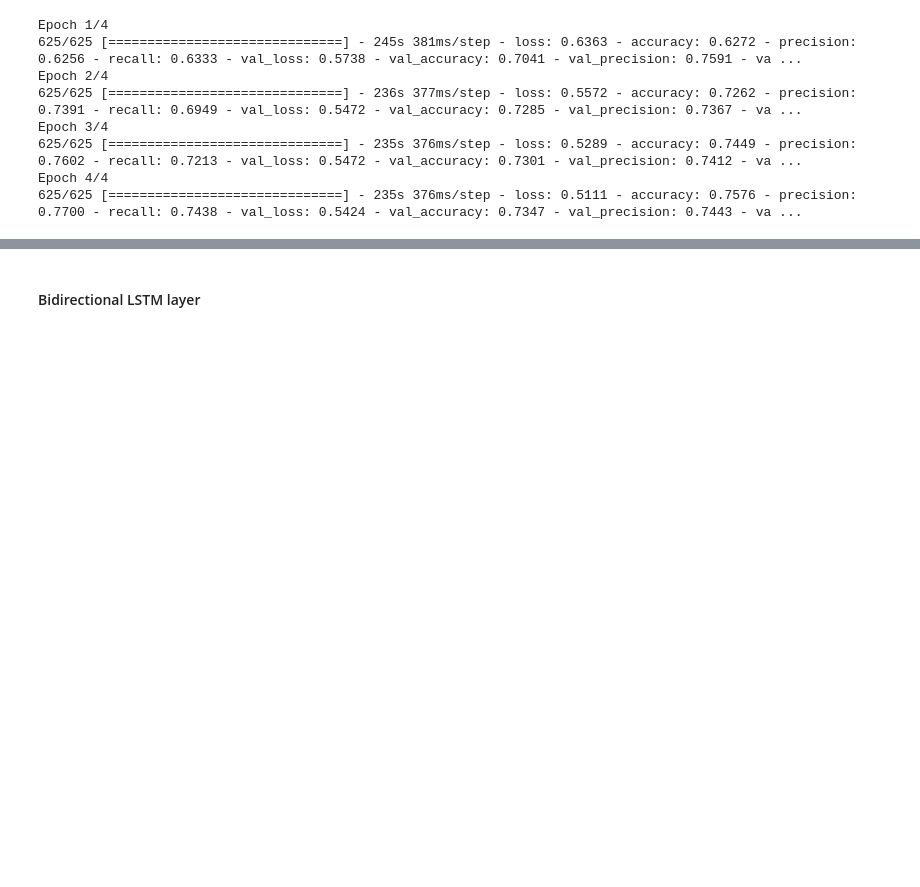
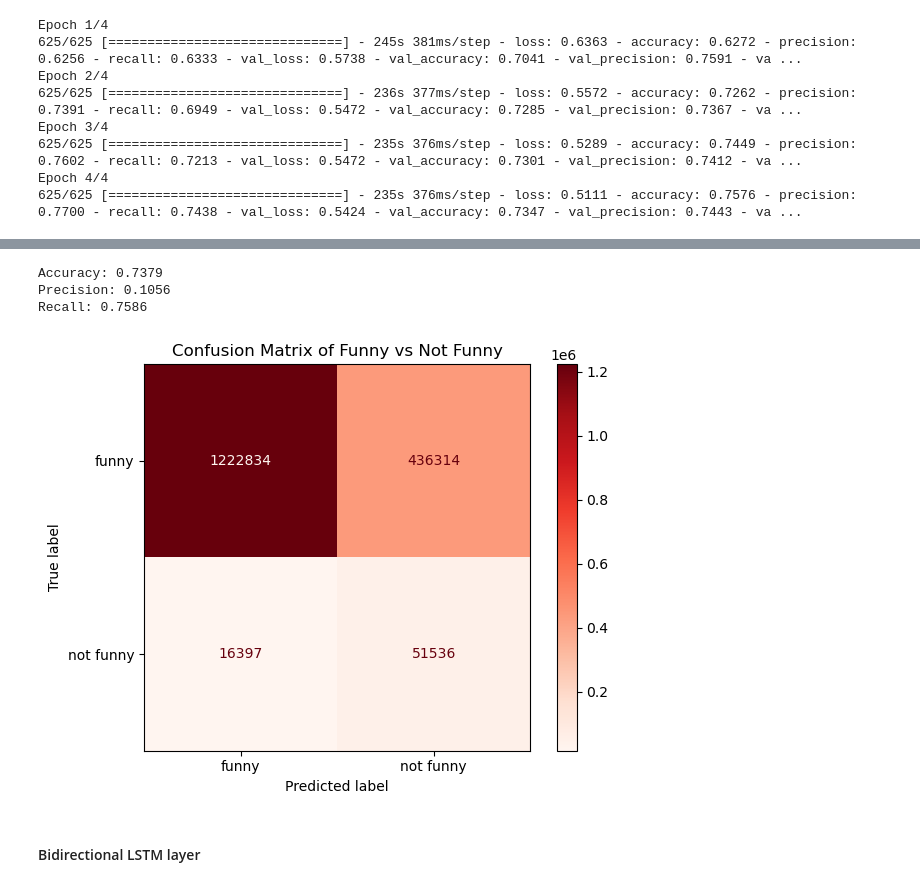
Before and after one commit to kellybean19/Detecting-Humor-in-Yelp-Reviews-with-LSTMs, a Jupyter notebook: deep learning.ipynb, the cells around one changed output, grey strips where cells are left out. Saved outputs shown, nothing was run; the diff lists cells and outputs as text; code cells hidden in the pictures; blank space fills up the shorter version.

```diff
--- a/deep learning.ipynb
+++ b/deep learning.ipynb
@@ -514,3 +464,30 @@ plt.legend();
+# %%
+# get predictions
+
+y_pred_LSTM2 = model2.predict_classes(X_test)
+# %%
+accuracy2 = accuracy_score(y_test, y_pred_LSTM2)
+precision2 = precision_score(y_test, y_pred_LSTM2)
+recall2 = recall_score(y_test, y_pred_LSTM2)
+print('Accuracy: {:0.4f}\nPrecision: {:0.4}\nRecall: {:0.4f}'.format(accuracy2, precision2, recall2))
+# %% [output]
+Accuracy: 0.7379
+Precision: 0.1056
+Recall: 0.7586
+# %%
+# plot confusion matrix
+
+cm2 = confusion_matrix(y_test, y_pred_LSTM2)
+
+plt.style.use('default')
+disp = ConfusionMatrixDisplay(confusion_matrix=cm2, display_labels=['funny','not funny'])
+disp.plot(cmap='Reds', values_format='')
+plt.title('Confusion Matrix of Funny vs Not Funny')
+plt.tight_layout()
+plt.savefig('imgs/confusion_matrix_LSTM2.png')
+plt.show()
+# %% [output]
+[figure, added]
 # %% [markdown]
 #### Bidirectional LSTM layer
 # %%
```
Also changed, not shown: parts of 81 cells of this notebook, 2 other files.
